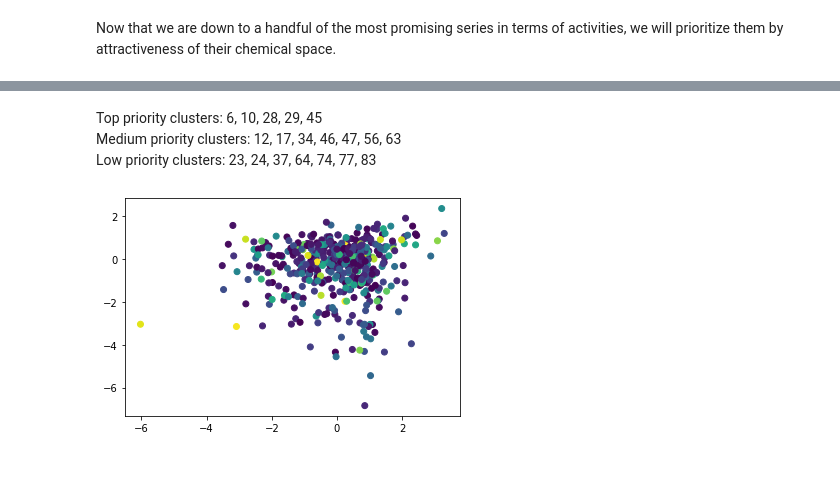
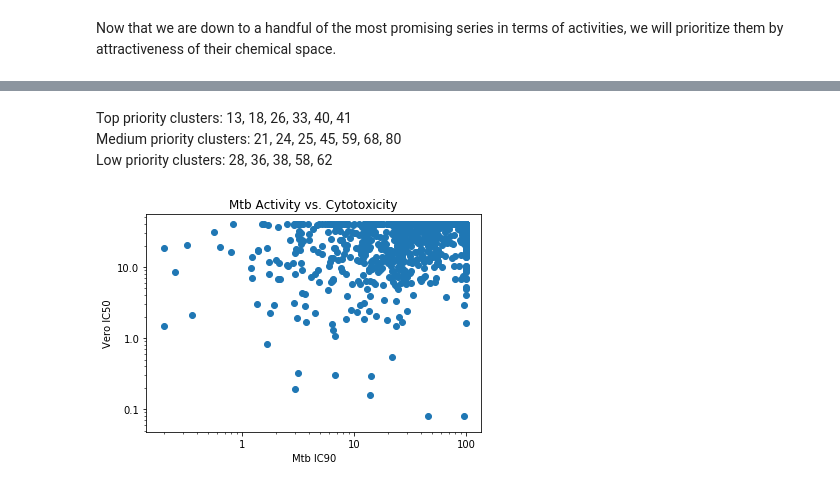
Before and after one commit to jsmith13/cluster-screening, a Jupyter notebook: clusters.ipynb, the cells around one changed output, grey strips where cells are left out. Saved outputs shown, nothing was run; the diff lists cells and outputs as text; code cells hidden in the pictures.

```diff
--- a/clusters.ipynb
+++ b/clusters.ipynb
@@ -299,4 +297,0 @@ fig.show()
-# %% [markdown]
-Top priority clusters: 6, 10, 28, 29, 45
-Medium priority clusters: 12, 17, 34, 46, 47, 56, 63
-Low priority clusters: 23, 24, 37, 64, 74, 77, 83
@@ -307,29 +298,27 @@ from mpl_toolkits.mplot3d import Axes3D
-# %%
-### visualize the clustering
-## calculate principle components from the available molecular descriptors
-# select descriptors from the dataframe
-descriptors = screening_data[['Aromatic Atoms Count', 'Bond Polarizabilities', 'VABC Volume Descriptor',
-       'Hydrogen Bond Acceptors', 'Hydrogen Bond Donors', 'Rotatable Bonds Count', 'Topological Polar Surface Area',
-       'Molecular Weight', 'XLogP', 'SP3 Character']]
-
-# standardize features
-descriptors = StandardScaler().fit_transform(descriptors.values)
-
-# calculate first three principle components of descriptors; store back in dataframe
-pca = PCA(n_components = 3)
-screening_data[["pca1", "pca2", "pca3"]] = pd.DataFrame(pca.fit_transform(descriptors))
-
-## plot the clustered compounds
-# subset the series from the larger dataset
-#clustered_data = screening_data.query("cluster != -1")
-
-# plot
-# size by antitubercular activity
-# color by cluster
-fig = plt.figure()
-ax = fig.add_subplot(1, 1, 1)
-
-ax.scatter(np.log(screening_data["pca1"]), np.log(screening_data["pca2"]), c = screening_data["cluster"])
-plt.show()
-# %% [output]
-[figure, removed]
+# %% [markdown]
+Top priority clusters: 13, 18, 26, 33, 40, 41
+Medium priority clusters: 21, 24, 25, 45, 59, 68, 80
+Low priority clusters: 28, 36, 38, 58, 62
+# %%
+## general plot of screening results
+# create a figure
+fig, ax = plt.subplots(1, 1)
+
+# add a scatterplot of Mtb activity versus cytotoxicity
+ax.scatter(x = screening_data["IC90"], y = screening_data["IC50"])
+
+# change to log scale axes
+ax.set_xscale("log")
+ax.set_yscale("log")
+
+# label plot and axes
+ax.set_title("Mtb Activity vs. Cytotoxicity")
+ax.set_xlabel("Mtb IC90")
+ax.xaxis.set_major_formatter(ticker.ScalarFormatter())
+ax.set_ylabel("Vero IC50")
+ax.yaxis.set_major_formatter(ticker.ScalarFormatter())
+
+# show the figure
+fig.show()
+# %% [output]
+[figure, added]
```
Also changed, not shown: parts of 10 cells of this notebook.
